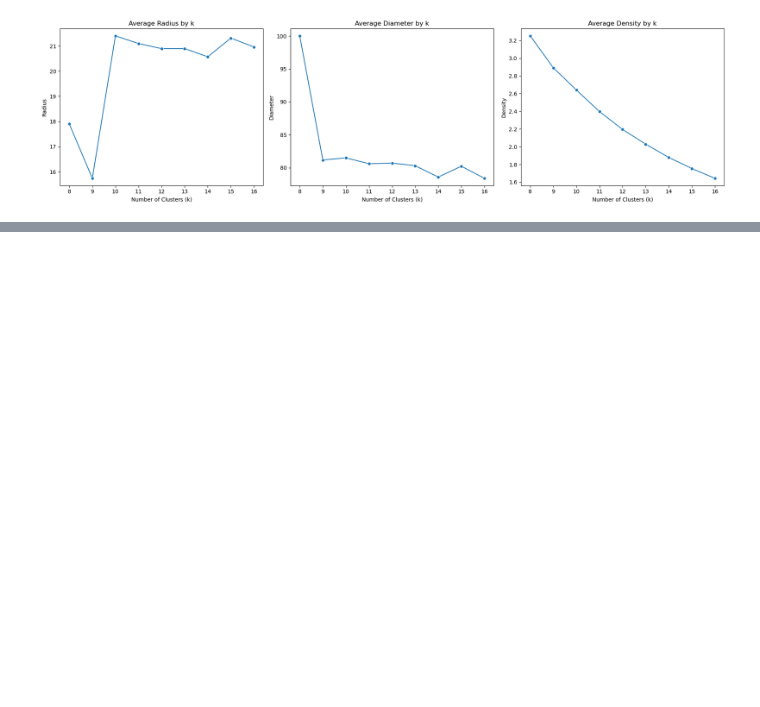
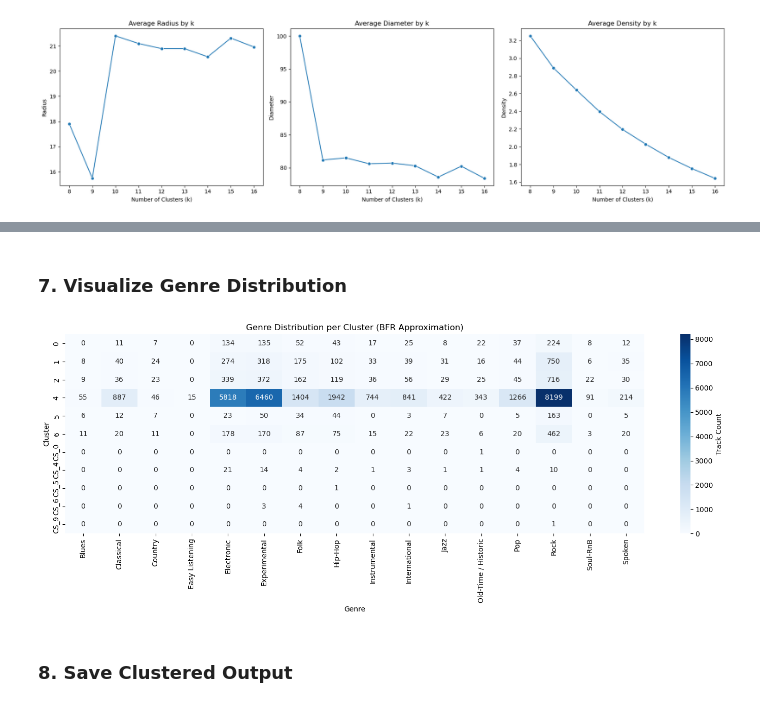
Before and after one commit to Miragaia/MDLE_PROJECT2, a Jupyter notebook: C/exerciseC.ipynb, the cells around one changed output, grey strips where cells are left out. Cells and saved outputs as stored; diff of their text form; code cells hidden in the pictures; blank space fills up the shorter version.

```diff
--- a/C/exerciseC.ipynb
+++ b/C/exerciseC.ipynb
@@ -266,0 +204,9 @@ Next steps could include improving BFR with Mahalanobis distance or evaluating c
+# %%
+# Load full feature dataset
+features_full = pd.read_csv("./fma_metadata/features.csv", index_col=0, skiprows=range(1, 4))
+
+# Normalize features
+scaler_full = StandardScaler()
+X_full = scaler_full.fit_transform(features_full.fillna(0))
+
+print("Full dataset shape:", X_full.shape)
@@ -266,0 +334,15 @@ Next steps could include improving BFR with Mahalanobis distance or evaluating c
+# %%
+tracks_df = pd.read_csv("./fma_metadata/tracks.csv", header=[0, 1], index_col=0)
+track_genres = tracks_df[('track', 'genre_top')].dropna()
+track_genres.index = track_genres.index.astype(int)
+track_genres.name = "genre"
+
+# Prepare assignment DataFrame
+all_assignments = {**assignments_DS, **assignments_CS}
+metadata_clustered = pd.DataFrame.from_dict(all_assignments, orient='index', columns=['cluster'])
+metadata_clustered.index.name = 'track_id'
+metadata_clustered.reset_index(inplace=True)
+
+metadata_clustered['track_id'] = metadata_clustered['track_id'].astype(int)
+metadata_clustered = metadata_clustered.merge(track_genres, how='left', left_on='track_id', right_index=True)
+metadata_clustered.dropna(subset=['genre'], inplace=True)
@@ -266,0 +351,6 @@ Next steps could include improving BFR with Mahalanobis distance or evaluating c
+# %%
+genre_summary = metadata_clustered.groupby('cluster')['genre'].agg(lambda x: x.value_counts().idxmax()).reset_index()
+genre_counts = metadata_clustered.groupby(['cluster', 'genre']).size().reset_index(name='count')
+genre_distribution = genre_counts.pivot(index='cluster', columns='genre', values='count').fillna(0)
+
+genre_summary
@@ -266,0 +370,14 @@ Next steps could include improving BFR with Mahalanobis distance or evaluating c
+# %% [markdown]
+### 7. Visualize Genre Distribution
+# %%
+plt.figure(figsize=(15, 6))
+sns.heatmap(genre_distribution, cmap="Blues", annot=True, fmt=".0f", cbar_kws={"label": "Track Count"})
+plt.title("Genre Distribution per Cluster (BFR Approximation)")
+plt.ylabel("Cluster")
+plt.xlabel("Genre")
+plt.tight_layout()
+plt.show()
+# %% [output]
+[figure, added]
+# %% [markdown]
+### 8. Save Clustered Output
```
Also changed, not shown: parts of 21 cells of this notebook, 1 other file.
